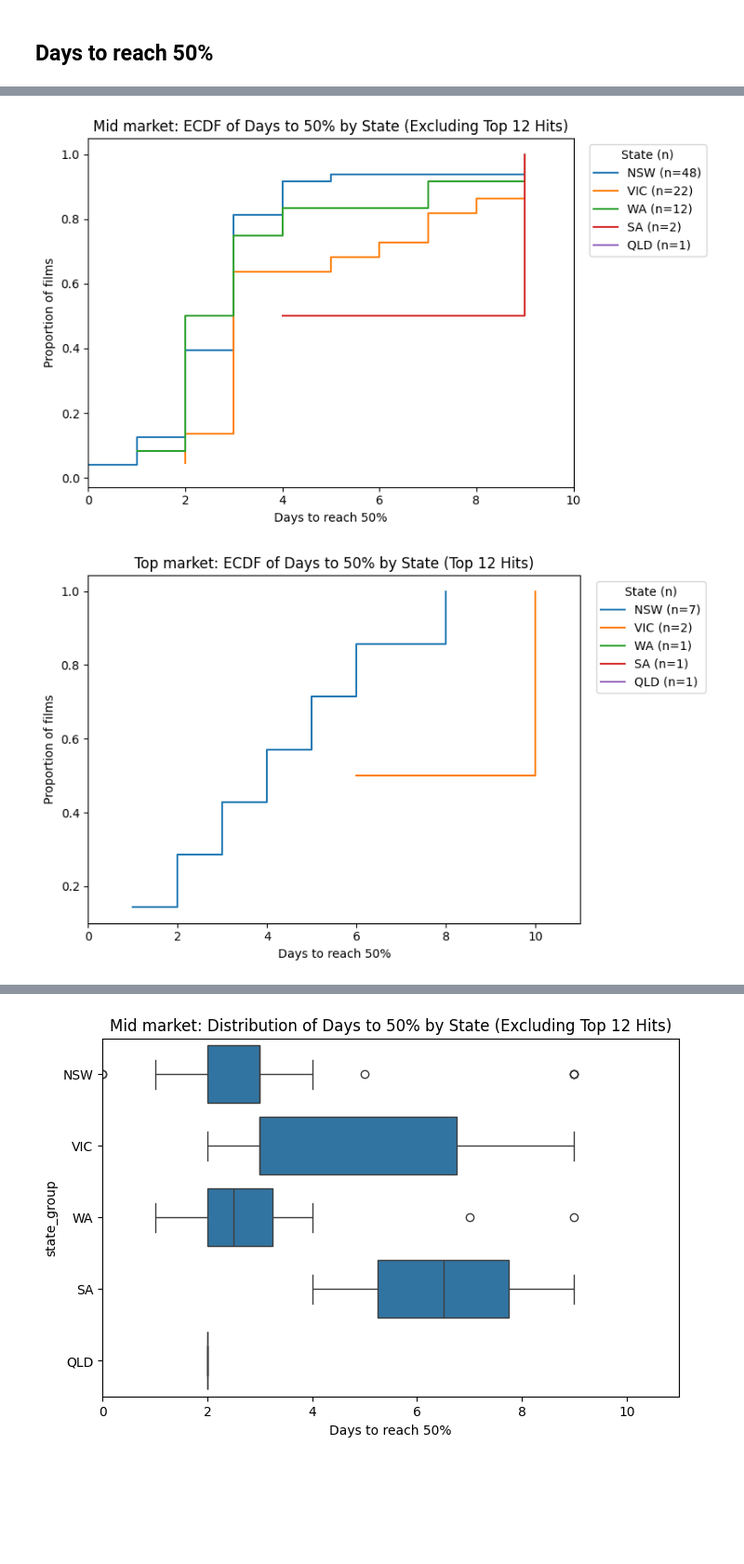
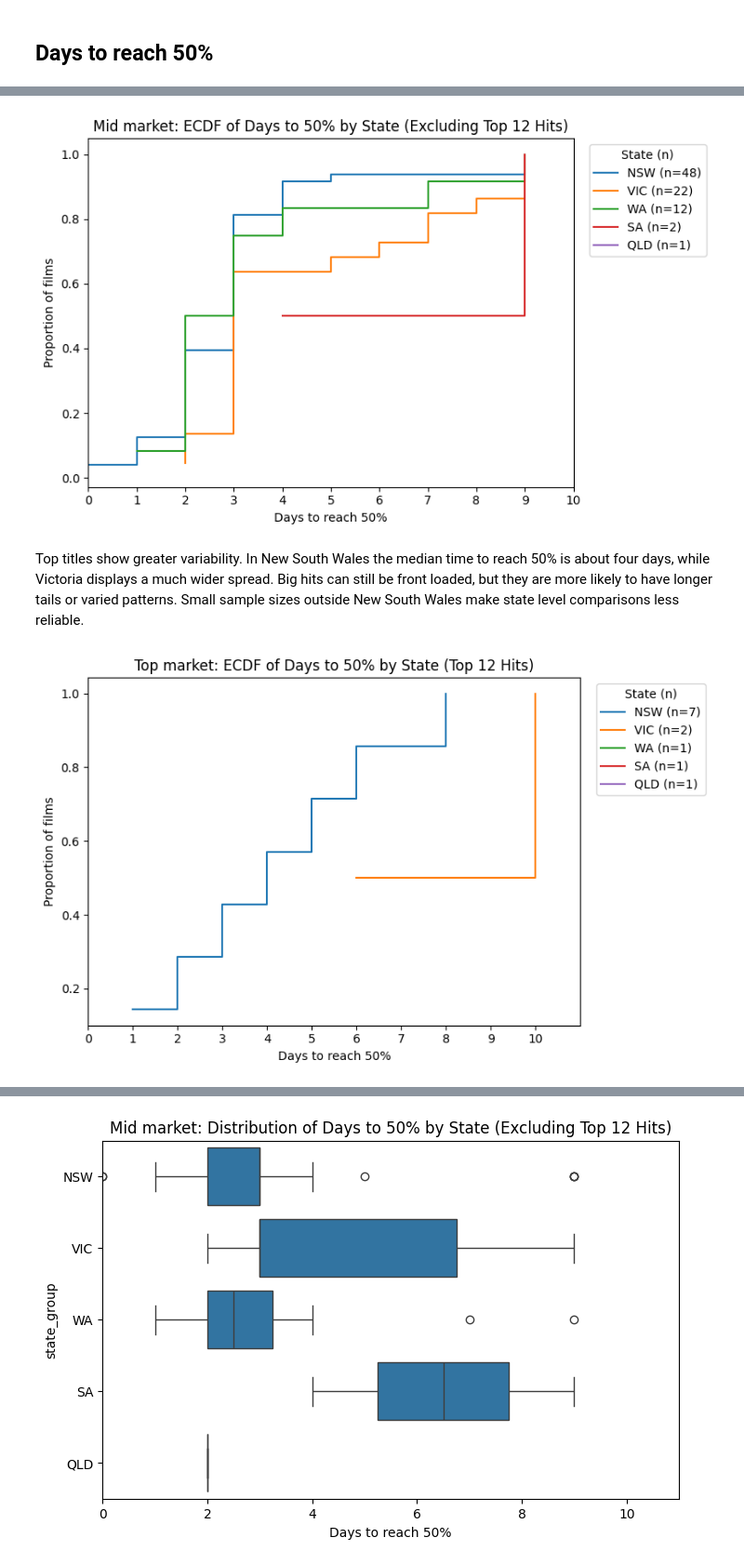
Before and after one commit to Jingvu/masalytics, a Jupyter notebook: data/insights.ipynb, the cells around one changed output, grey strips where cells are left out. Shown at 93% size. Cells and saved outputs as stored; diff of their text form; code cells hidden in the pictures; blank space fills up the shorter version.

```diff
--- a/data/insights.ipynb
+++ b/data/insights.ipynb
@@ -201,34 +207,36 @@ summary_top = res_top['summary_state'].copy()
 # %%
 # drop missing values and prepare plotting frame
 plot_df = summary_mid.dropna(subset=['days_to_50pct']).copy()
 
 # compute state order by sample size (largest first)
 state_counts = plot_df.groupby('state_group')['numero_film_id'].nunique().sort_values(ascending=False)
 state_order = state_counts.index.tolist()
 
 # plot ECDF by state
 plt.figure(figsize=(8, 5))
 ax = plt.gca()
 
 for i, state in enumerate(state_order):
     grp = plot_df[plot_df['state_group'] == state]
     x = np.sort(grp['days_to_50pct'].values)
     if x.size == 0:
         continue
     y = np.arange(1, len(x) + 1) / len(x)
     ax.step(x, y, where='post', label=f"{state} (n={len(x)})")
 
 ax.set_xlim(0, 10)
-ax.set_xticks(list(range(0, 11, 2)))
+ax.set_xticks(list(range(0, 11, 1)))
 ax.set_xlabel('Days to reach 50%')
 ax.set_ylabel('Proportion of films')
 ax.set_title('Mid market: ECDF of Days to 50% by State (Excluding Top 12 Hits)')
 ax.legend(title='State (n)', bbox_to_anchor=(1.02, 1), loc='upper left')
 plt.tight_layout()
 
 plt.show()
 # %% [output]
-[figure, old version]
+[figure, new version]
+# %% [markdown]
+Top titles show greater variability. In New South Wales the median time to reach 50% is about four days, while Victoria displays a much wider spread. Big hits can still be front loaded, but they are more likely to have longer tails or varied patterns. Small sample sizes outside New South Wales make state level comparisons less reliable.
 # %%
 # drop missing values and prepare plotting frame
 plot_df_top12 = summary_top.dropna(subset=['days_to_50pct']).copy()
@@ -250,7 +258,7 @@ for i, state in enumerate(state_order):
     ax.step(x, y, where='post', label=f"{state} (n={len(x)})")
 
 ax.set_xlim(0, 11)
-ax.set_xticks(list(range(0, 11, 2)))
+ax.set_xticks(list(range(0, 11, 1)))
 ax.set_xlabel('Days to reach 50%')
 ax.set_ylabel('Proportion of films')
 ax.set_title('Top market: ECDF of Days to 50% by State (Top 12 Hits)')
@@ -259,4 +267,4 @@ plt.tight_layout()
 
 plt.show()
 # %% [output]
-[figure, old version]
+[figure, new version]
```
Also changed, not shown: parts of 24 cells of this notebook.
